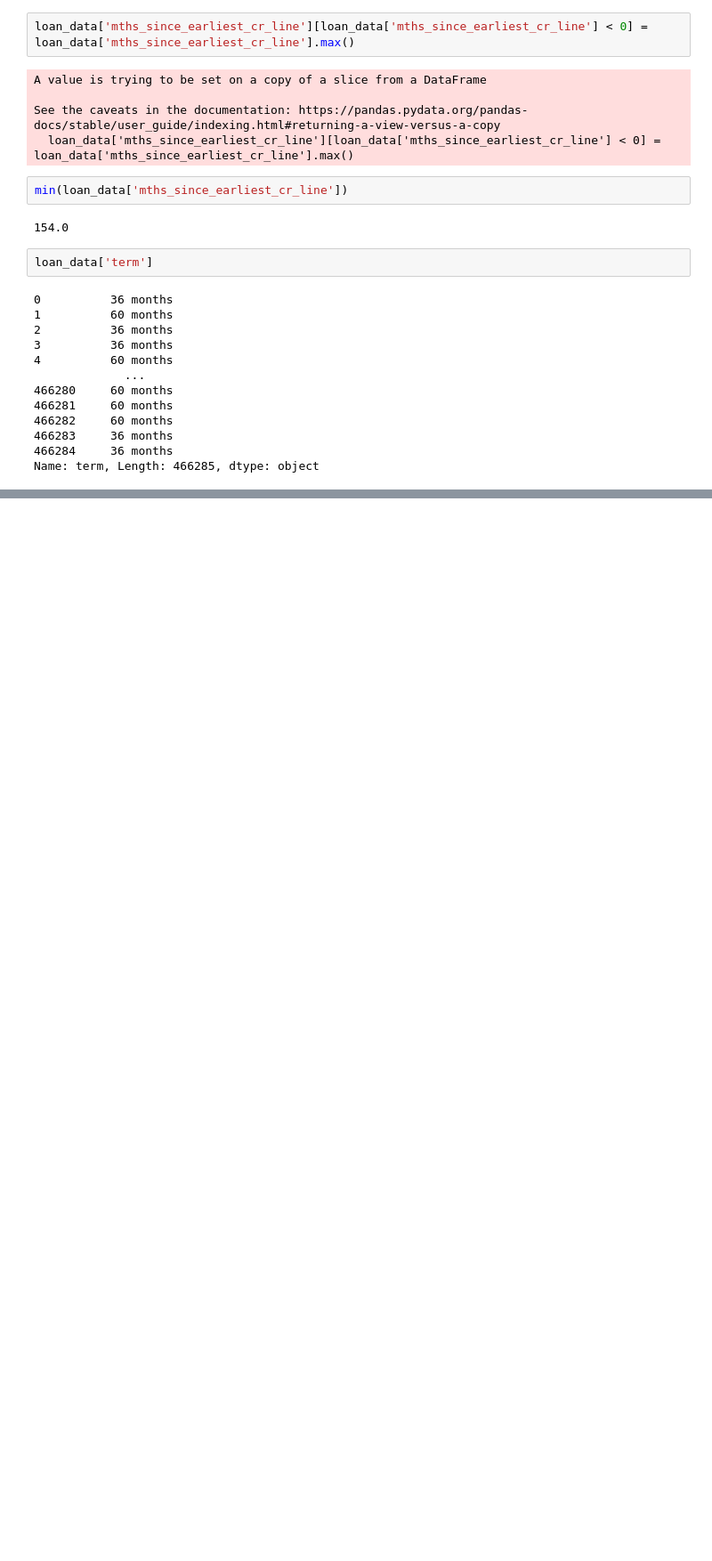
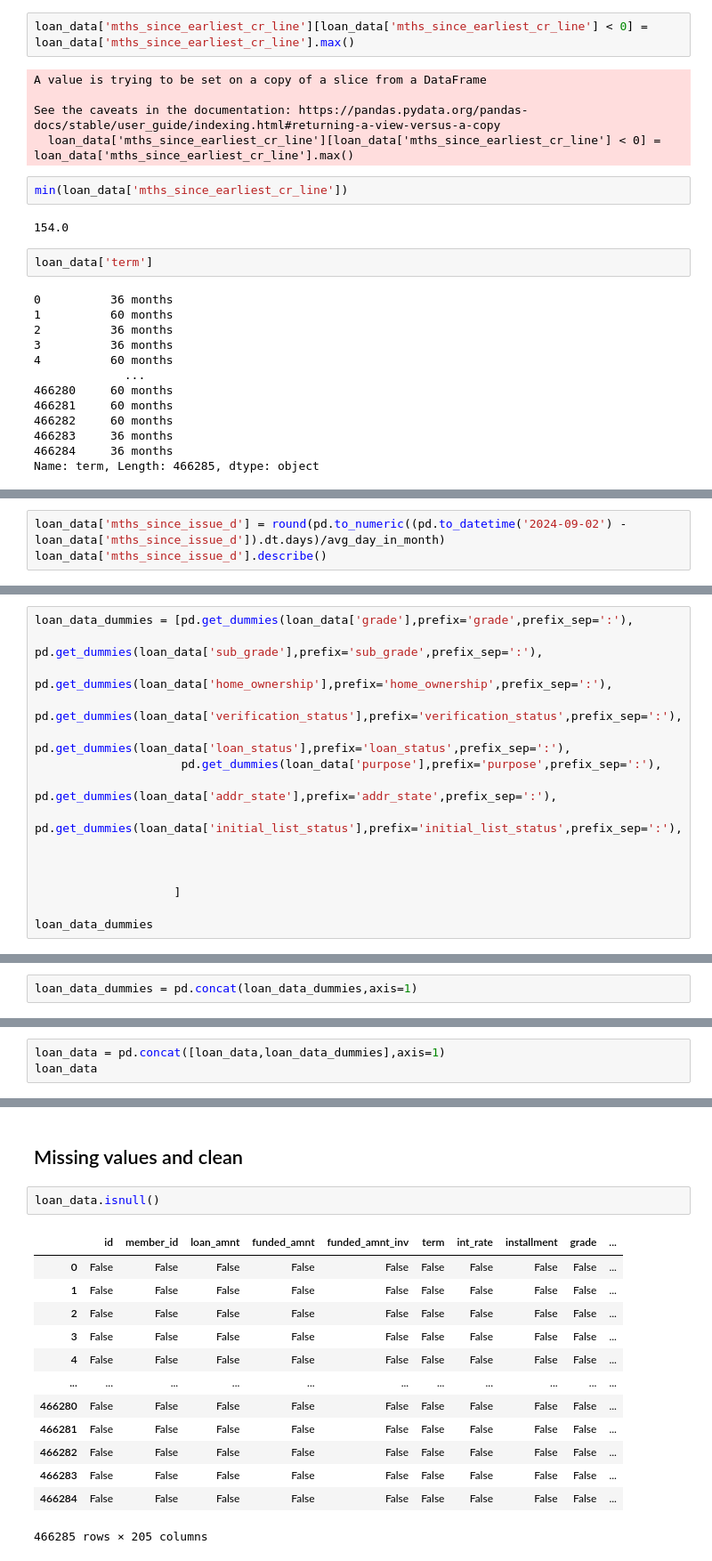
Before and after one commit to RETCx/Credit-Risk-Modeling, a Jupyter notebook: Credit Risk Modeling.ipynb, the cells around one changed output, grey strips where cells are left out. Shown: that part at 89% size. Cells and saved outputs as stored; diff of their text form; blank space fills up the shorter version.

```diff
--- a/Credit Risk Modeling.ipynb
+++ b/Credit Risk Modeling.ipynb
@@ -317,0 +314,3 @@ LCDataDictionary['LoanStatNew'].to_list()
+# %%
+loan_data['mths_since_issue_d'] = round(pd.to_numeric((pd.to_datetime('2024-09-02') - loan_data['mths_since_issue_d']).dt.days)/avg_day_in_month)
+loan_data['mths_since_issue_d'].describe()
@@ -317,0 +381,15 @@ LCDataDictionary['LoanStatNew'].to_list()
+# %%
+loan_data_dummies = [pd.get_dummies(loan_data['grade'],prefix='grade',prefix_sep=':'),
+                     pd.get_dummies(loan_data['sub_grade'],prefix='sub_grade',prefix_sep=':'),
+                     pd.get_dummies(loan_data['home_ownership'],prefix='home_ownership',prefix_sep=':'),
+                     pd.get_dummies(loan_data['verification_status'],prefix='verification_status',prefix_sep=':'),
+                     pd.get_dummies(loan_data['loan_status'],prefix='loan_status',prefix_sep=':'),
+                     pd.get_dummies(loan_data['purpose'],prefix='purpose',prefix_sep=':'),
+                     pd.get_dummies(loan_data['addr_state'],prefix='addr_state',prefix_sep=':'),
+                     pd.get_dummies(loan_data['initial_list_status'],prefix='initial_list_status',prefix_sep=':'),
+
+
+
+                    ]
+
+loan_data_dummies
@@ -317,0 +414,2 @@ LCDataDictionary['LoanStatNew'].to_list()
+# %%
+loan_data_dummies = pd.concat(loan_data_dummies,axis=1)
@@ -317,0 +420,3 @@ LCDataDictionary['LoanStatNew'].to_list()
+# %%
+loan_data = pd.concat([loan_data,loan_data_dummies],axis=1)
+loan_data
@@ -317,0 +437,18 @@ LCDataDictionary['LoanStatNew'].to_list()
+# %% [markdown]
+## Missing values and clean
+# %%
+loan_data.isnull()
+# %% [output]
+|  | id | member_id | loan_amnt | funded_amnt | funded_amnt_inv | term | int_rate | installment | grade | ... |
+| 0 | False | False | False | False | False | False | False | False | False | ... |
+| 1 | False | False | False | False | False | False | False | False | False | ... |
+| 2 | False | False | False | False | False | False | False | False | False | ... |
+| 3 | False | False | False | False | False | False | False | False | False | ... |
+| 4 | False | False | False | False | False | False | False | False | False | ... |
+| ... | ... | ... | ... | ... | ... | ... | ... | ... | ... | ... |
+| 466280 | False | False | False | False | False | False | False | False | False | ... |
+| 466281 | False | False | False | False | False | False | False | False | False | ... |
+| 466282 | False | False | False | False | False | False | False | False | False | ... |
+| 466283 | False | False | False | False | False | False | False | False | False | ... |
+| 466284 | False | False | False | False | False | False | False | False | False | ... |
+466285 rows × 205 columns
```
Also changed, not shown: parts of 71 cells of this notebook, 1 other file.
